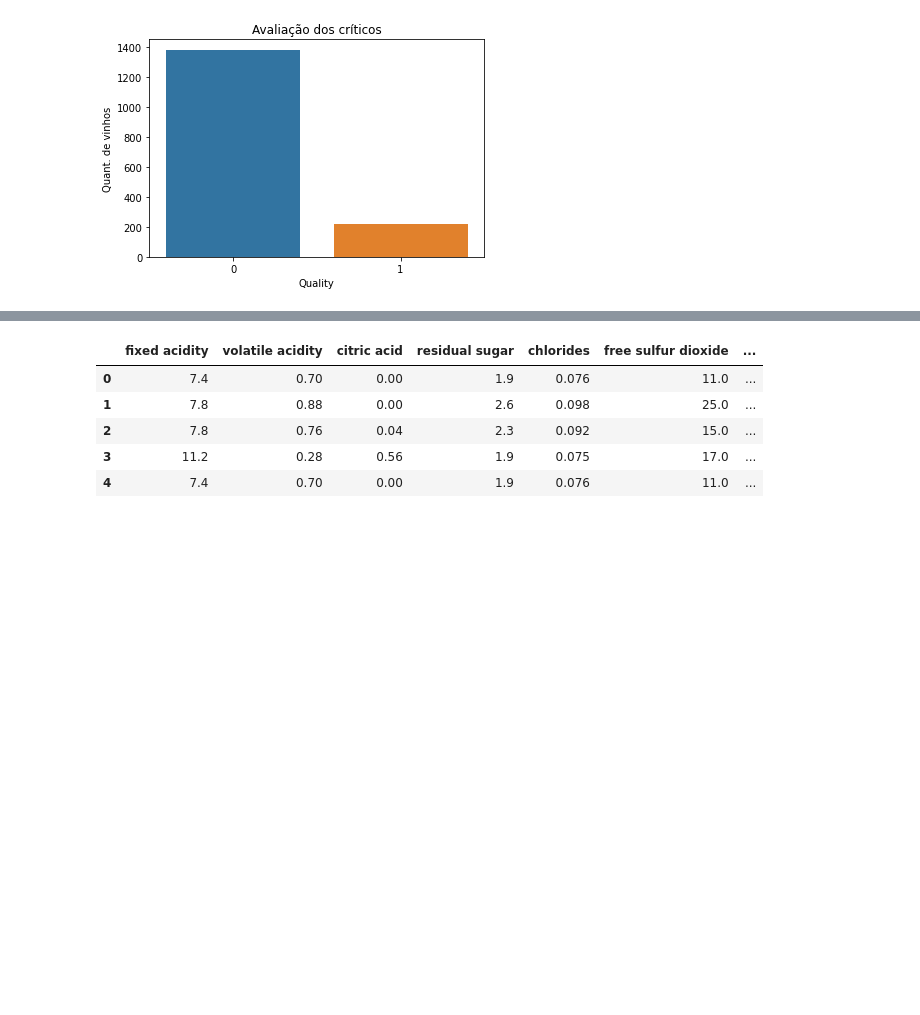
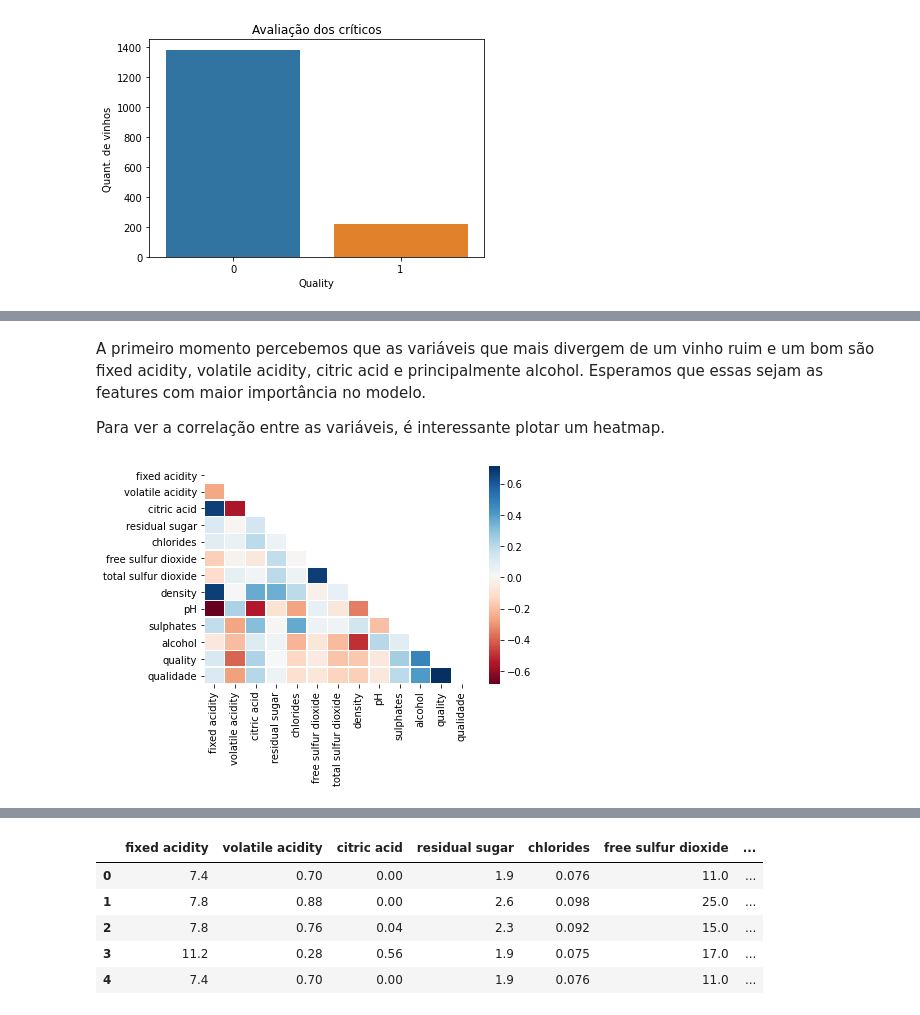
Before and after one commit to lazarovps/Data-Science, a Jupyter notebook: Red_wine_quality_(classification).ipynb, the cells around one changed output, grey strips where cells are left out. Drawn from its saved outputs; the diff is of its cells as text; code cells hidden in the pictures; blank space fills up the shorter version.

```diff
--- a/Red_wine_quality_(classification).ipynb
+++ b/Red_wine_quality_(classification).ipynb
@@ -144,0 +181,10 @@ plt.show()
+# %% [markdown]
+A primeiro momento percebemos que as variáveis que mais divergem de um vinho ruim e um bom são fixed acidity, volatile acidity, citric acid e principalmente alcohol. Esperamos que essas sejam as features com maior importância no modelo.
+
+Para ver a correlação entre as variáveis, é interessante plotar um heatmap.
+# %%
+mask = np.zeros_like(base.corr())
+mask[np.triu_indices_from(mask)] = True
+ax = sns.heatmap(base.corr(),linewidths=.5, mask = mask, cmap = 'RdBu')
+# %% [output]
+[figure, added]
```
Also changed, not shown: parts of 17 cells of this notebook.
